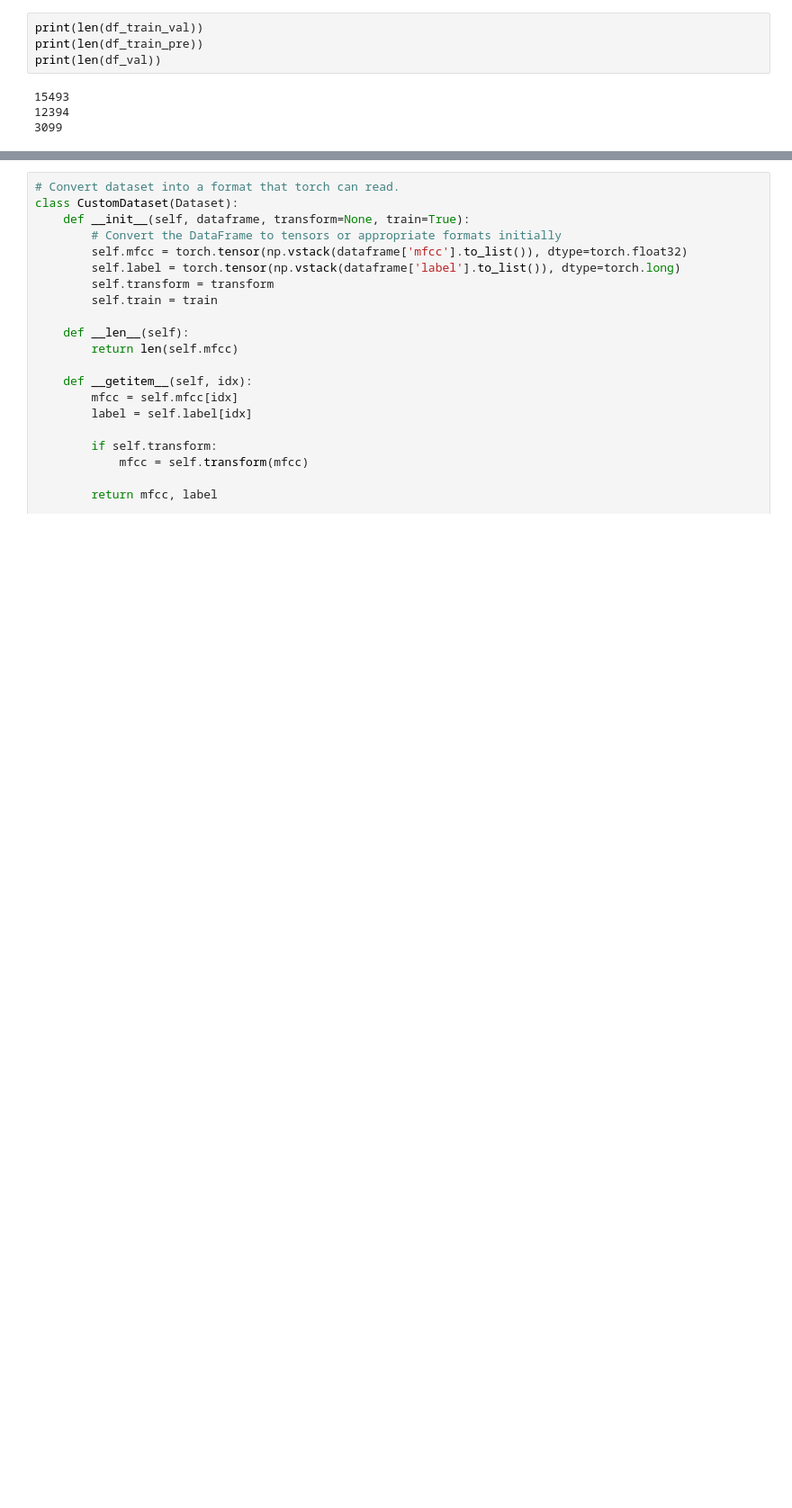
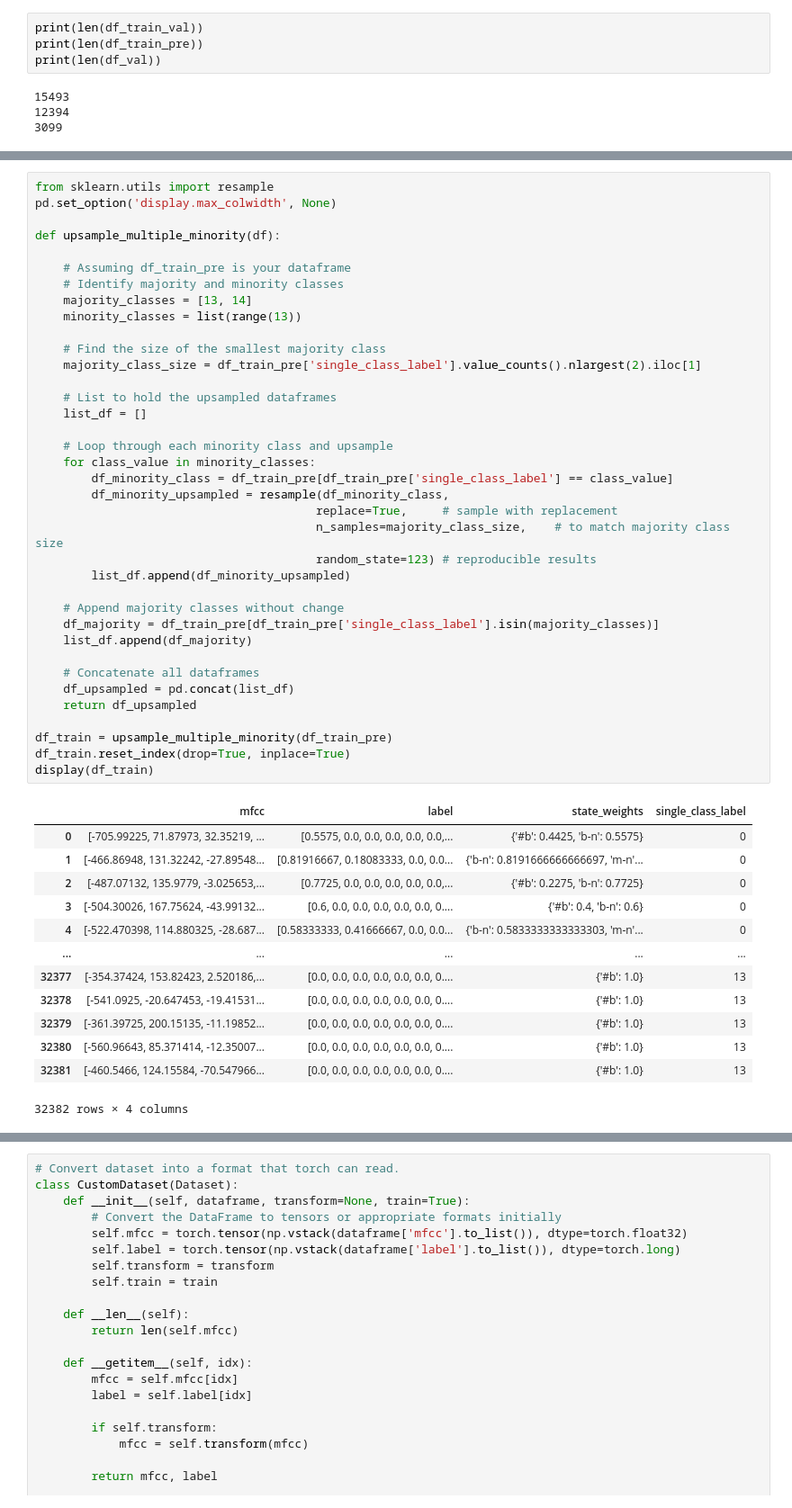
Before and after one commit to jiayan-li/keyword-spotting, a Jupyter notebook: DNN.ipynb, the cells around one changed output, grey strips where cells are left out. Shown at 90% size. Cells and saved outputs as stored; diff of their text form; blank space fills up the shorter version.

```diff
--- a/DNN.ipynb
+++ b/DNN.ipynb
@@ -85 +121,52 @@ print(df_train['label'].apply(lambda x: any(elem > 0 for elem in x[:12])).value_
+# %%
+from sklearn.utils import resample
+pd.set_option('display.max_colwidth', None)
+
+def upsample_multiple_minority(df):
+
+    # Assuming df_train_pre is your dataframe
+    # Identify majority and minority classes
+    majority_classes = [13, 14]
+    minority_classes = list(range(13))
+
+    # Find the size of the smallest majority class
+    majority_class_size = df_train_pre['single_class_label'].value_counts().nlargest(2).iloc[1]
+
+    # List to hold the upsampled dataframes
+    list_df = []
+
+    # Loop through each minority class and upsample
+    for class_value in minority_classes:
+        df_minority_class = df_train_pre[df_train_pre['single_class_label'] == class_value]
+        df_minority_upsampled = resample(df_minority_class,
+                                        replace=True,     # sample with replacement
+                                        n_samples=majority_class_size,    # to match majority class size
+                                        random_state=123) # reproducible results
+        list_df.append(df_minority_upsampled)
+
+    # Append majority classes without change
+    df_majority = df_train_pre[df_train_pre['single_class_label'].isin(majority_classes)]
+    list_df.append(df_majority)
+
+    # Concatenate all dataframes
+    df_upsampled = pd.concat(list_df)
+    return df_upsampled
+
+df_train = upsample_multiple_minority(df_train_pre)
+df_train.reset_index(drop=True, inplace=True)
+display(df_train)
+# %% [output]
+|  | mfcc | label | state_weights | single_class_label |
+| 0 | [-705.99225, 71.87973, 32.35219, ... | [0.5575, 0.0, 0.0, 0.0, 0.0, 0.0,... | {'#b': 0.4425, 'b-n': 0.5575} | 0 |
+| 1 | [-466.86948, 131.32242, -27.89548... | [0.81916667, 0.18083333, 0.0, 0.0... | {'b-n': 0.8191666666666697, 'm-n'... | 0 |
+| 2 | [-487.07132, 135.9779, -3.025653,... | [0.7725, 0.0, 0.0, 0.0, 0.0, 0.0,... | {'#b': 0.2275, 'b-n': 0.7725} | 0 |
+| 3 | [-504.30026, 167.75624, -43.99132... | [0.6, 0.0, 0.0, 0.0, 0.0, 0.0, 0.... | {'#b': 0.4, 'b-n': 0.6} | 0 |
+| 4 | [-522.470398, 114.880325, -28.687... | [0.58333333, 0.41666667, 0.0, 0.0... | {'b-n': 0.5833333333333303, 'm-n'... | 0 |
+| ... | ... | ... | ... | ... |
+| 32377 | [-354.37424, 153.82423, 2.520186,... | [0.0, 0.0, 0.0, 0.0, 0.0, 0.0, 0.... | {'#b': 1.0} | 13 |
+| 32378 | [-541.0925, -20.647453, -19.41531... | [0.0, 0.0, 0.0, 0.0, 0.0, 0.0, 0.... | {'#b': 1.0} | 13 |
+| 32379 | [-361.39725, 200.15135, -11.19852... | [0.0, 0.0, 0.0, 0.0, 0.0, 0.0, 0.... | {'#b': 1.0} | 13 |
+| 32380 | [-560.96643, 85.371414, -12.35007... | [0.0, 0.0, 0.0, 0.0, 0.0, 0.0, 0.... | {'#b': 1.0} | 13 |
+| 32381 | [-460.5466, 124.15584, -70.547966... | [0.0, 0.0, 0.0, 0.0, 0.0, 0.0, 0.... | {'#b': 1.0} | 13 |
+32382 rows × 4 columns
 # %%
```
Also changed, not shown: parts of 18 cells of this notebook, 1 other file.
